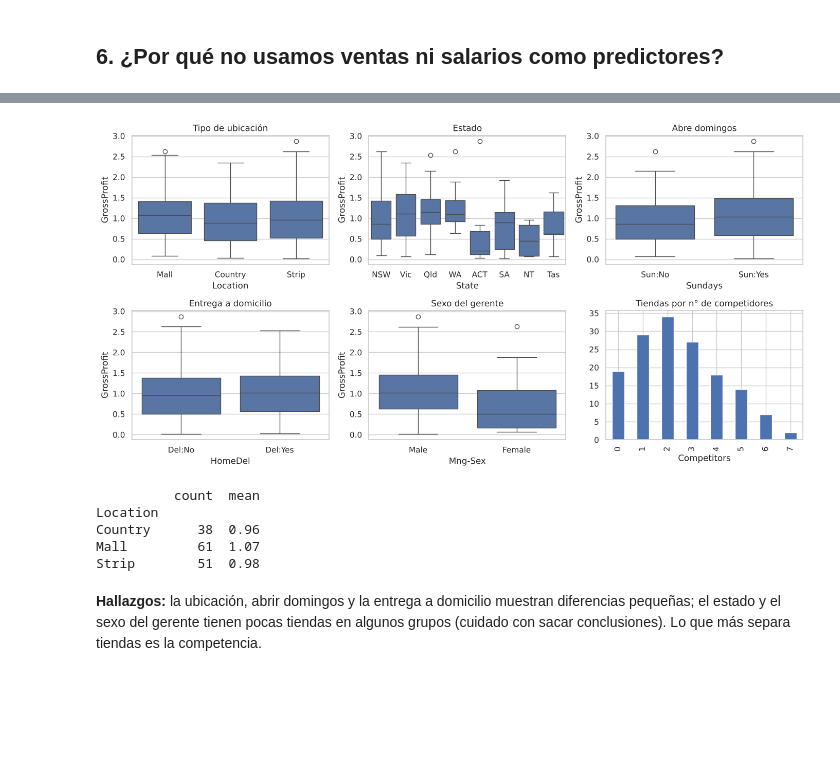
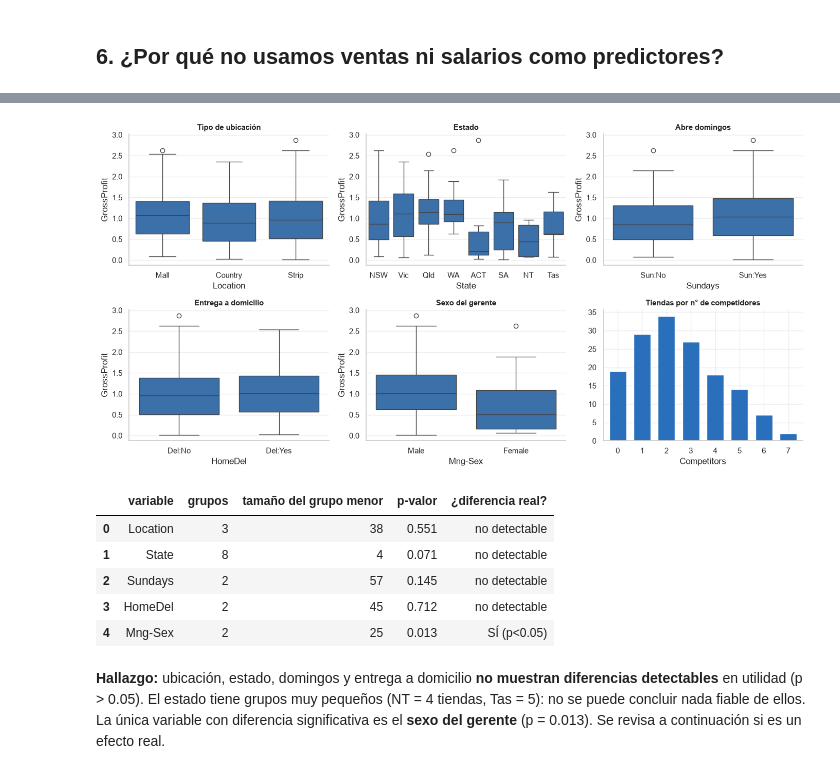
Before and after one commit to sebasmollinedo-dotcom/foodmart, a Jupyter notebook: notebooks/eda.ipynb, the cells around one changed output, grey strips where cells are left out. Cells and saved outputs as stored; diff of their text form; code cells hidden in the pictures; blank space fills up the shorter version.

```diff
--- a/notebooks/eda.ipynb
+++ b/notebooks/eda.ipynb
@@ -123,0 +167,16 @@ plt.tight_layout(); plt.show()
+# %%
+cols = [c for c in df.select_dtypes("number").columns if c not in ["GrossProfit", "Store No."]]
+res = pd.DataFrame(
+    [(c, *stats.pearsonr(df[c], df["GrossProfit"])) for c in cols], columns=["variable", "r", "p"]
+).sort_values("r")
+
+fig, ax = plt.subplots(figsize=(7.5, 6.5))
+colores = [(ROJO if r < 0 else AZUL) if p < 0.05 else GRIS for r, p in zip(res["r"], res["p"])]
+ax.barh(res["variable"], res["r"], color=colores, height=.65)
+for y, (r, p) in enumerate(zip(res["r"], res["p"])):
+    ax.text(r + (0.015 if r >= 0 else -0.015), y, f"{r:.2f}", va="center",
+            ha="left" if r >= 0 else "right", fontsize=8)
+ax.set_xlim(-0.85, 0.4); ax.axvline(0, color="black", lw=.8)
+ax.set_title("Correlación con GrossProfit (en color: p < 0.05; gris: no distinguible de cero)")
+plt.tight_layout(); plt.show()
+res[res["p"] < 0.05].round(4)
@@ -159,20 +263,30 @@ no decisiones que la gerencia pueda tomar. Por eso se excluyen del modelo.
 # %%
 fig, ax = plt.subplots(2, 3, figsize=(14, 7))
-sns.boxplot(data=df, x="Location", y="GrossProfit", ax=ax[0, 0]); ax[0, 0].set_title("Tipo de ubicación")
-sns.boxplot(data=df, x="State", y="GrossProfit", ax=ax[0, 1]); ax[0, 1].set_title("Estado")
-sns.boxplot(data=df, x="Sundays", y="GrossProfit", ax=ax[0, 2]); ax[0, 2].set_title("Abre domingos")
-sns.boxplot(data=df, x="HomeDel", y="GrossProfit", ax=ax[1, 0]); ax[1, 0].set_title("Entrega a domicilio")
-sns.boxplot(data=df, x="Mng-Sex", y="GrossProfit", ax=ax[1, 1]); ax[1, 1].set_title("Sexo del gerente")
-df["Competitors"].value_counts().sort_index().plot.bar(ax=ax[1, 2]); ax[1, 2].set_title("Tiendas por n° de competidores")
+sns.boxplot(data=df, x="Location", y="GrossProfit", ax=ax[0, 0], color=AZUL, linewidth=1); ax[0, 0].set_title("Tipo de ubicación")
+sns.boxplot(data=df, x="State", y="GrossProfit", ax=ax[0, 1], color=AZUL, linewidth=1); ax[0, 1].set_title("Estado")
+sns.boxplot(data=df, x="Sundays", y="GrossProfit", ax=ax[0, 2], color=AZUL, linewidth=1); ax[0, 2].set_title("Abre domingos")
+sns.boxplot(data=df, x="HomeDel", y="GrossProfit", ax=ax[1, 0], color=AZUL, linewidth=1); ax[1, 0].set_title("Entrega a domicilio")
+sns.boxplot(data=df, x="Mng-Sex", y="GrossProfit", ax=ax[1, 1], color=AZUL, linewidth=1); ax[1, 1].set_title("Sexo del gerente")
+df["Competitors"].value_counts().sort_index().plot.bar(ax=ax[1, 2], color=AZUL, width=.7)
+ax[1, 2].set_title("Tiendas por n° de competidores"); ax[1, 2].tick_params(axis="x", rotation=0)
 plt.tight_layout(); plt.show()
-print(df.groupby("Location")["GrossProfit"].agg(["count", "mean"]).round(2))
+
+filas = []
+for c in ["Location", "State", "Sundays", "HomeDel", "Mng-Sex"]:
+    grupos = [x["GrossProfit"].values for _, x in df.groupby(c)]
+    h, p = stats.kruskal(*grupos)
+    filas.append({"variable": c, "grupos": len(grupos), "tamaño del grupo menor": min(len(x) for x in grupos),
+                  "p-valor": round(p, 3), "¿diferencia real?": "SÍ (p<0.05)" if p < 0.05 else "no detectable"})
+pd.DataFrame(filas)
 # %% [output]
-[figure, old version]
+[figure, new version]
-          count  mean
-Location
-Country      38  0.96
-Mall         61  1.07
-Strip        51  0.98
+|  | variable | grupos | tamaño del grupo menor | p-valor | ¿diferencia real? |
+| 0 | Location | 3 | 38 | 0.551 | no detectable |
+| 1 | State | 8 | 4 | 0.071 | no detectable |
+| 2 | Sundays | 2 | 57 | 0.145 | no detectable |
+| 3 | HomeDel | 2 | 45 | 0.712 | no detectable |
+| 4 | Mng-Sex | 2 | 25 | 0.013 | SÍ (p<0.05) |
-# %% [markdown]
-**Hallazgos:** la ubicación, abrir domingos y la entrega a domicilio muestran diferencias pequeñas; el estado y el sexo del gerente
-tienen pocas tiendas en algunos grupos (cuidado con sacar conclusiones). Lo que más separa tiendas es la competencia.
+# %% [markdown]
+**Hallazgo:** ubicación, estado, domingos y entrega a domicilio **no muestran diferencias detectables** en utilidad (p > 0.05).
+El estado tiene grupos muy pequeños (NT = 4 tiendas, Tas = 5): no se puede concluir nada fiable de ellos.
+La única variable con diferencia significativa es el **sexo del gerente** (p = 0.013). Se revisa a continuación si es un efecto real.
```
Also changed, not shown: parts of 37 cells of this notebook, 15 other files.
